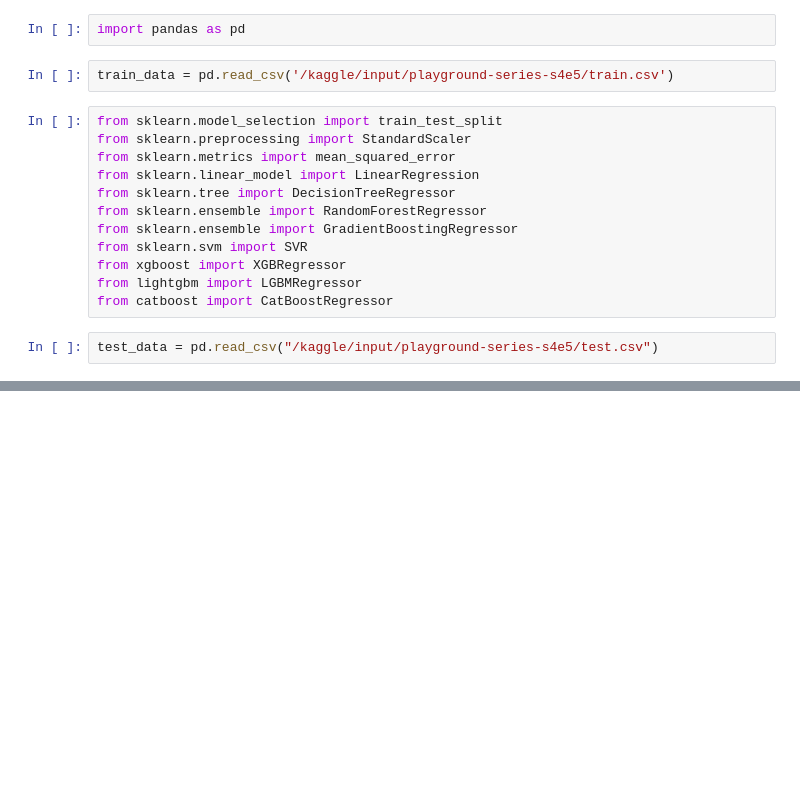
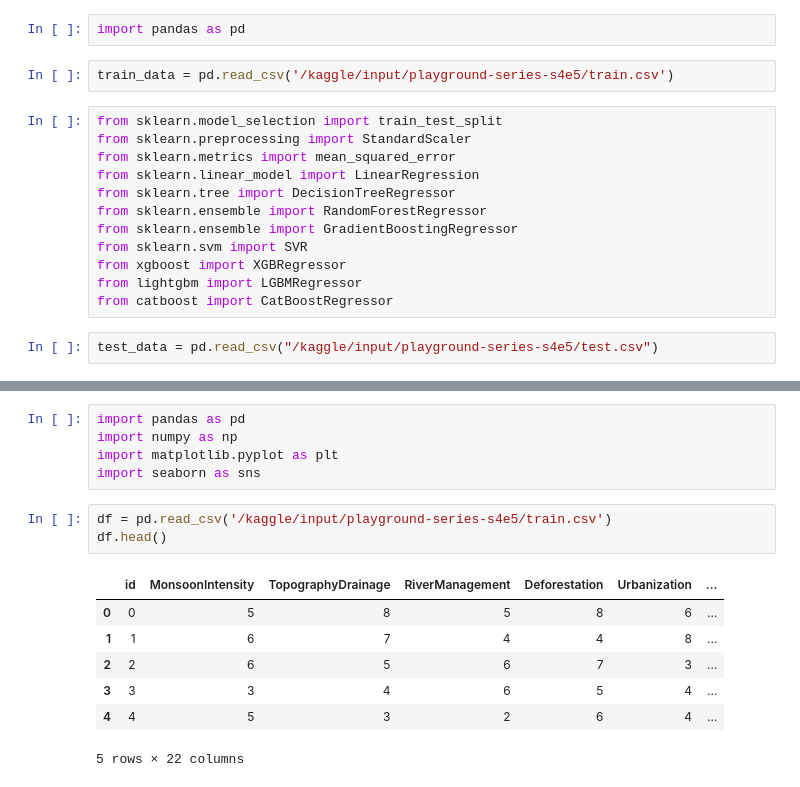
Before and after one commit to sksarvesh007/kaggle-contests, a Jupyter notebook: Regression with a Flood Prediction Dataset/model.ipynb, the cells around one changed output, grey strips where cells are left out. Cells and saved outputs as stored; diff of their text form; blank space fills up the shorter version.

```diff
--- a/Regression with a Flood Prediction Dataset/model.ipynb
+++ b/Regression with a Flood Prediction Dataset/model.ipynb
@@ -205,0 +141,16 @@ Predictions saved for the best CatBoost model
+# %%
+import pandas as pd
+import numpy as np
+import matplotlib.pyplot as plt
+import seaborn as sns
+# %%
+df = pd.read_csv('/kaggle/input/playground-series-s4e5/train.csv')
+df.head()
+# %% [output]
+|  | id | MonsoonIntensity | TopographyDrainage | RiverManagement | Deforestation | Urbanization | ... |
+| 0 | 0 | 5 | 8 | 5 | 8 | 6 | ... |
+| 1 | 1 | 6 | 7 | 4 | 4 | 8 | ... |
+| 2 | 2 | 6 | 5 | 6 | 7 | 3 | ... |
+| 3 | 3 | 3 | 4 | 6 | 5 | 4 | ... |
+| 4 | 4 | 5 | 3 | 2 | 6 | 4 | ... |
+5 rows × 22 columns
```
Also changed, not shown: parts of 24 cells of this notebook.
